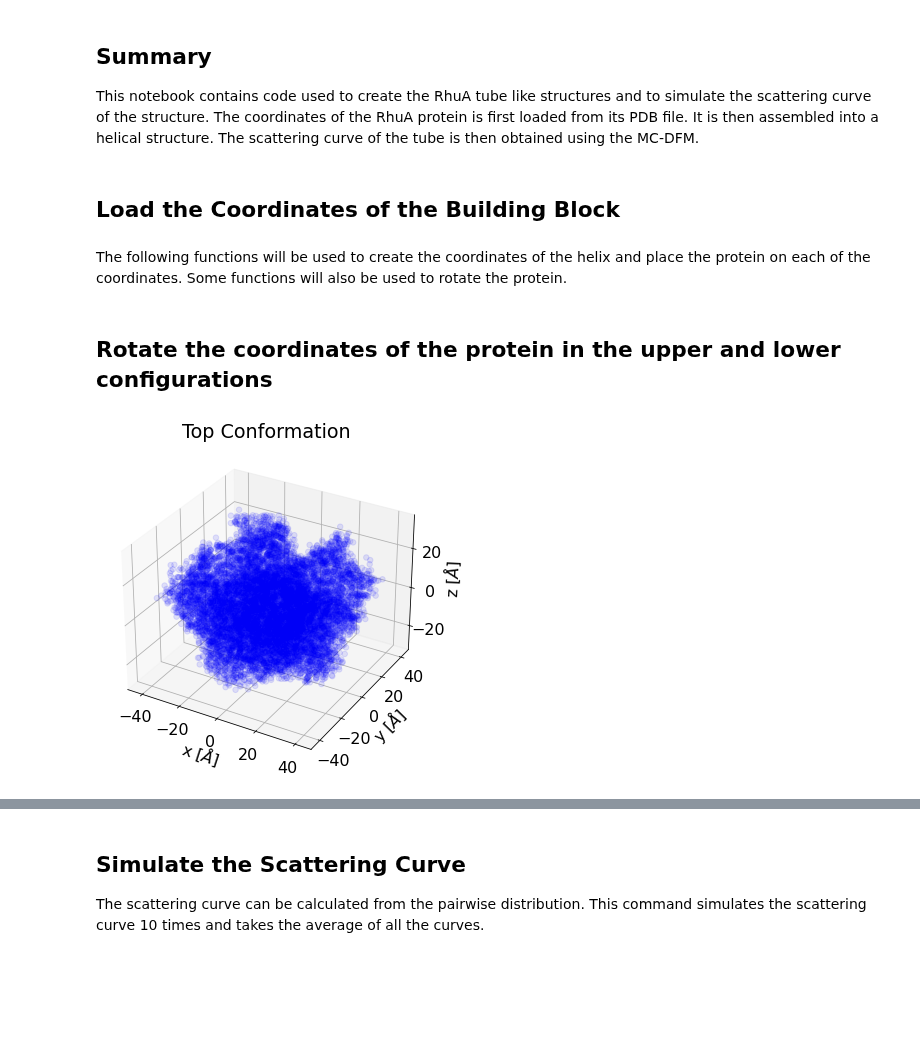
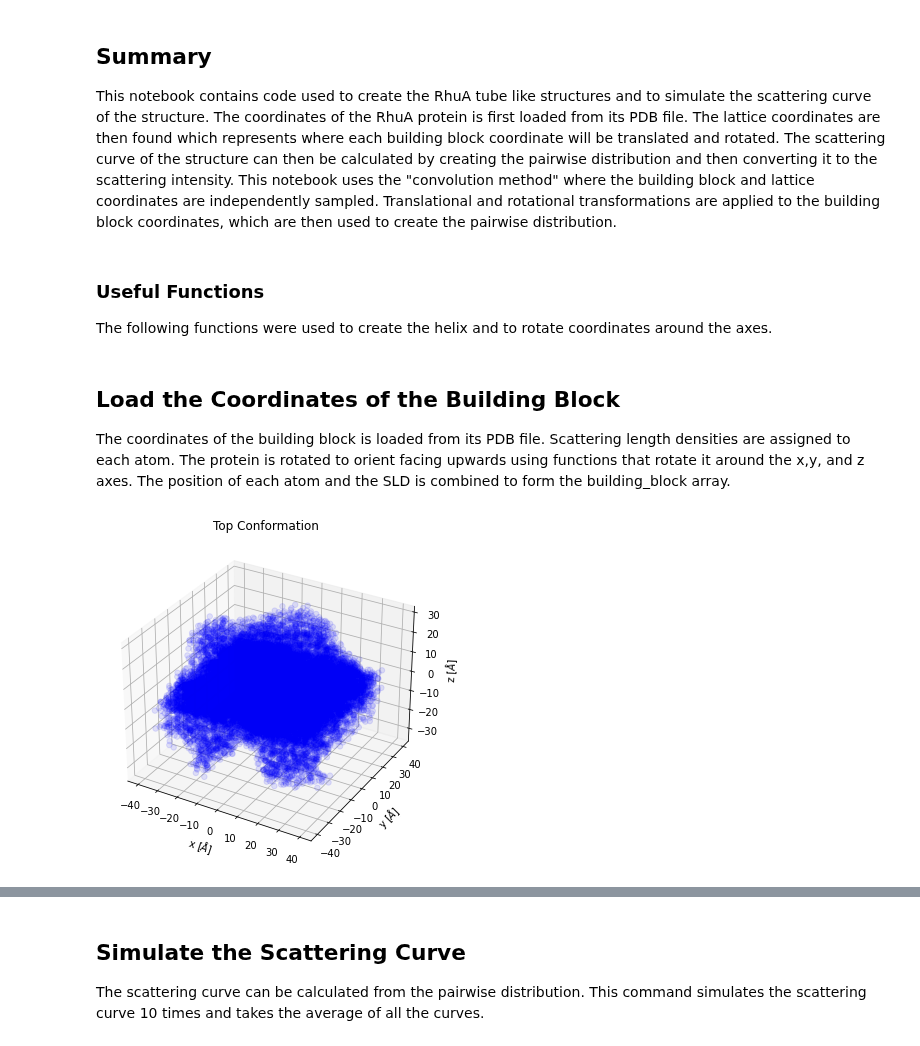
Before and after one commit to pozzo-research-group/MC-DFM, a Jupyter notebook: Notebooks/RhuA Tubes Simulate Scattering Curve.ipynb, the cells around one changed output, grey strips where cells are left out. Cells and saved outputs as stored; diff of their text form; code cells hidden in the pictures; blank space fills up the shorter version.

```diff
--- a/Notebooks/RhuA Tubes Simulate Scattering Curve.ipynb
+++ b/Notebooks/RhuA Tubes Simulate Scattering Curve.ipynb
@@ -12,4 +12,7 @@ import h5py
 import plotly.express as px
 # %% [markdown]
 ## Summary
-This notebook contains code used to create the RhuA tube like structures and to simulate the scattering curve of the structure. The coordinates of the RhuA protein is first loaded from its PDB file. It is then assembled into a helical structure. The scattering curve of the tube is then obtained using the MC-DFM.
+This notebook contains code used to create the RhuA tube like structures and to simulate the scattering curve of the structure. The coordinates of the RhuA protein is first loaded from its PDB file. The lattice coordinates are then found which represents where each building block coordinate will be translated and rotated. The scattering curve of the structure can then be calculated by creating the pairwise distribution and then converting it to the scattering intensity. This notebook uses the "convolution method" where the building block and lattice coordinates are independently sampled. Translational and rotational transformations are applied to the building block coordinates, which are then used to create the pairwise distribution.
+# %% [markdown]
+### Useful Functions
+The following functions were used to create the helix and to rotate coordinates around the axes.
@@ -16,4 +64,27 @@ This notebook contains code used to create the RhuA tube like structures and to
 # %% [markdown]
 ## Load the Coordinates of the Building Block
+The coordinates of the building block is loaded from its PDB file. Scattering length densities are assigned to each atom. The protein is rotated to orient facing upwards using functions that rotate it around the x,y, and z axes. The position of each atom and the SLD is combined to form the building_block array.
 # %%
-coordinates = Read_PDB.load_pdb('../Data/PDB/RhuA/1ojr.pdb1')
+coordinates = Read_PDB.load_pdb('../Data/PDB/RhuA/1ojr.pdb1') #this function loads the pdb file
+coordinates = relative_coordinates(coordinates)
+volume = coordinates.copy()
+#This rotates the protein around the specifed axis
+coordinates[:,1], coordinates[:,2] = rotate_coordinates_x(coordinates[:,1], coordinates[:,2], 180)
+coordinates = np.hstack((coordinates[:,0].reshape(-1,1), coordinates[:,2].reshape(-1,1), coordinates[:,1].reshape(-1,1), coordinates[:,-1].reshape(-1,1)))
+coordinates[:,0], coordinates[:,1] = rotate_coordinates_z(coordinates[:,0], coordinates[:,1], 0)
+volume_rotated = np.hstack((coordinates[:,0].reshape(-1,1), coordinates[:,2].reshape(-1,1), coordinates[:,1].reshape(-1,1), coordinates[:,-1].reshape(-1,1)))
+coordinates[:,0], coordinates[:,2] = rotate_coordinates_y(coordinates[:,0], coordinates[:,2], -10)
+volume_rotated = np.hstack((coordinates[:,0].reshape(-1,1), coordinates[:,2].reshape(-1,1), coordinates[:,1].reshape(-1,1), coordinates[:,-1].reshape(-1,1)))
+coordinates = volume_rotated
+# Plotting
+fig = plt.figure(figsize=(6,6))
+ax = plt.axes(projection='3d')
+ax.scatter(volume_rotated[:,0],volume_rotated[:,1], color = 'blue', alpha = 0.1, s = 30)
+ax.scatter(volume_rotated[:,0],volume_rotated[:,1],volume_rotated[:,2], color = 'blue', alpha = 0.1, s = 30)
+ax.set_xlabel('x [$\AA$]')
+ax.set_ylabel('y [$\AA$]')
+ax.set_zlabel('z [$\AA$]')
+ax.set_title('Top Conformation')
+building_block = coordinates
+# %% [output]
+[figure, added]
@@ -46,2 +90,0 @@ fig.show()
-# %% [markdown]
-The following functions will be used to create the coordinates of the helix and place the protein on each of the coordinates. Some functions will also be used to rotate the protein.
@@ -120,26 +90,0 @@ def amp_Calculate(inner, outer):
-# %% [markdown]
-## Rotate the coordinates of the protein in the upper and lower configurations
-# %%
-coordinates = Read_PDB.load_pdb('../Data/PDB/RhuA/1ojr.pdb1')
-coordinates = relative_coordinates(coordinates)
-coordinates[:,1], coordinates[:,2] = rotate_coordinates_x(coordinates[:,1], coordinates[:,2], 90)
-volume = coordinates
-volume_rotated = np.hstack((volume[:,0].reshape(-1,1), volume[:,2].reshape(-1,1), volume[:,1].reshape(-1,1), volume[:,-1].reshape(-1,1)))
-# Plot the mean of all points
-fig = plt.figure(figsize=(6,6))
-ax = plt.axes(projection='3d')
-ax.scatter(volume_rotated[:,0],volume_rotated[:,1],volume_rotated[:,2], color = 'blue', alpha = 0.1, s = 30)
-ax.set_xlabel('x [$\AA$]')
-ax.set_ylabel('y [$\AA$]')
-ax.set_zlabel('z [$\AA$]')
-ax.set_title('Top Conformation')
-plt.show()
-#ax.set_xlabel('Diameter of Tube')
-#ax.set_ylabel('Length of Tube')
-#ax.set_zlabel('Diameter of Tube')
-#ax.w_xaxis.set_pane_color((1.0, 1.0, 1.0, 1.0))
-#ax.w_yaxis.set_pane_color((1.0, 1.0, 1.0, 1.0))
-#ax.w_zaxis.set_pane_color((1.0, 1.0, 1.0, 1.0))
-#plt.savefig('Figures/RhuA_up.jpg')
-# %% [output]
-[figure, removed]
```
Also changed, not shown: parts of 24 cells of this notebook.
